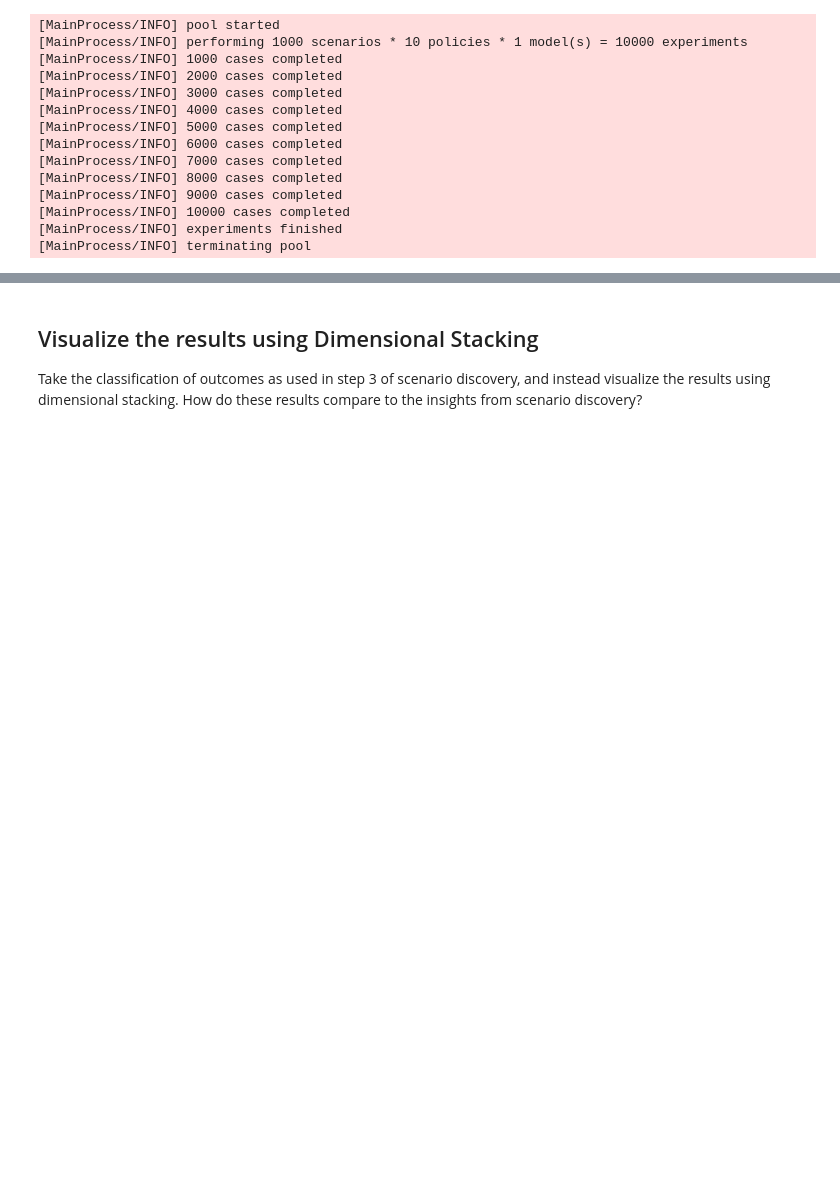
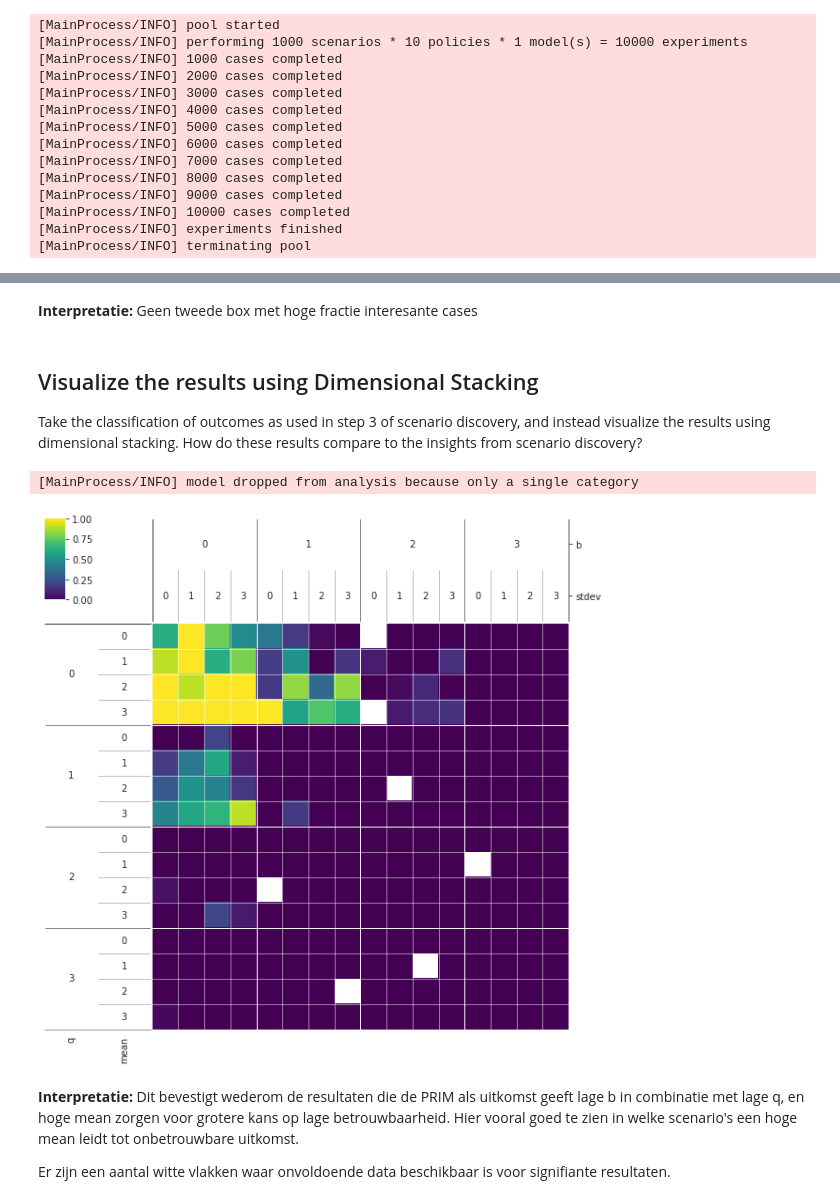
Before and after one commit to oli4oli4/Model-based-decision-making, a Jupyter notebook: Assignments week 3,4/assignment 5 - subspace partitioning lake model.ipynb, the cells around one changed output, grey strips where cells are left out. Saved outputs shown, nothing was run; the diff lists cells and outputs as text; code cells hidden in the pictures; blank space fills up the shorter version.

```diff
--- a/Assignments week 3,4/assignment 5 - subspace partitioning lake model.ipynb
+++ b/Assignments week 3,4/assignment 5 - subspace partitioning lake model.ipynb
@@ -116,3 +116,18 @@ box2 = prim_alg.find_box()
+# %% [markdown]
+**Interpretatie:** Geen tweede box met hoge fractie interesante cases
 # %% [markdown]
 ## Visualize the results using Dimensional Stacking
 Take the classification of outcomes as used in step 3 of scenario discovery, and instead visualize the results using dimensional stacking. How do these results compare to the insights from scenario discovery?
+# %%
+from ema_workbench.analysis import dimensional_stacking
+
+outcomes_interest = outcomes['reliability'] <= np.percentile(outcomes['reliability'],10)
+dimensional_stacking.create_pivot_plot(experiments, outcomes_interest, 2, nbins=4)
+plt.show()
+# %% [output]
+[MainProcess/INFO] model dropped from analysis because only a single category
+[figure, added]
+# %% [markdown]
+**Interpretatie:** Dit bevestigt wederom de resultaten die de PRIM als uitkomst geeft lage b in combinatie met lage q, en hoge mean zorgen voor grotere kans op lage betrouwbaarheid. Hier vooral goed te zien in welke scenario's een hoge mean leidt tot onbetrouwbare uitkomst.
+
+Er zijn een aantal witte vlakken waar onvoldoende data beschikbaar is voor signifiante resultaten.
```
Also changed, not shown: parts of 9 cells of this notebook.
